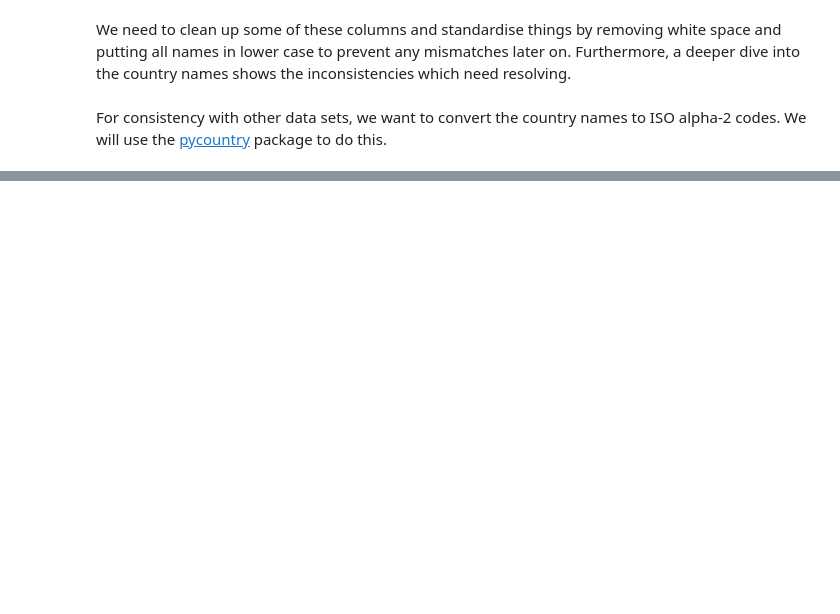
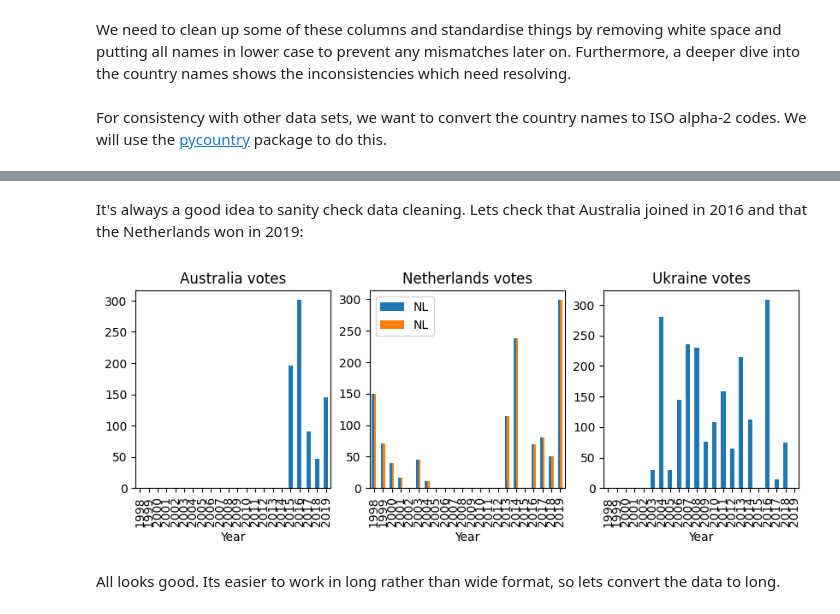
Before and after one commit to KatrionaGoldmann/Eurovision_TDS, a Jupyter notebook: eurovision/notebooks/data-wrang.ipynb, the cells around one changed output, grey strips where cells are left out. Cells and saved outputs as stored; diff of their text form; code cells hidden in the pictures; blank space fills up the shorter version.

```diff
--- a/eurovision/notebooks/data-wrang.ipynb
+++ b/eurovision/notebooks/data-wrang.ipynb
@@ -79,0 +114,18 @@ For consistency with other data sets, we want to convert the country names to IS
+# %%
+# Add 'serbia and montenegro' or 'yugoslavia' code
+country_codes_dict.update({"yugoslavia": "YU"})
+
+# We are saving the country_code as a pickle for convenience for other data curation pipelines
+# Add other country names which could realistically be included
+country_codes_dict.update({"serbia and montenegro": "YU"})
+country_codes_dict.update({"czech republic": "CZ"})
+country_codes_dict.update({'f.y.r. macedonia': 'MK'})
+country_codes_dict.update({'russia': 'RU'})
+country_codes_dict.update({'the netherlands': 'NL'})
+country_codes_dict.update({'moldova': 'MD'})
+
+# get the country codes as a list
+country_codes = list(np.unique(list(country_codes_dict.values())))
+
+# get the country codes as a list
+country_codes = list(country_codes_dict.values())
@@ -79,0 +134,5 @@ For consistency with other data sets, we want to convert the country names to IS
+# %%
+# replace the to country with the country code
+df['To country'] = df['To country'].map(country_codes_dict)
+df['From country'] = df['From country'].map(country_codes_dict)
+df.head()
@@ -79,0 +158,6 @@ For consistency with other data sets, we want to convert the country names to IS
+# %%
+df2 = df.loc[df['Year'] < 2016]
+df_to_2016 = df2.pivot(index=['Year', 'From country'], columns=['To country'],
+                       values='Points')
+df_to_2016 = df_to_2016
+df_to_2016.head()
@@ -79,0 +234,4 @@ For consistency with other data sets, we want to convert the country names to IS
+# %%
+df_from_2016.eq(0).sum(axis=1)
+df_all = df_from_2016.add(df_to_2016, fill_value=0)
+df_all.head()
@@ -79,0 +247,17 @@ For consistency with other data sets, we want to convert the country names to IS
+# %% [markdown]
+It's always a good idea to sanity check data cleaning. Lets check that Australia  joined in 2016 and that the Netherlands won in 2019:
+# %%
+fig, (ax1, ax2, ax3) = plt.subplots(1, 3, figsize=(10, 3))
+
+df_all['AU'].groupby('Year').sum().plot(kind='bar', ax=ax1)
+df_all['NL'].groupby('Year').sum().plot(kind='bar', ax=ax2)
+df_all['UA'].groupby('Year').sum().plot(kind='bar', ax=ax3)
+ax1.set_title('Australia votes')
+ax2.set_title('Netherlands votes')
+ax3.set_title('Ukraine votes')
+
+plt.show()
+# %% [output]
+[figure, added]
+# %% [markdown]
+All looks good. Its easier to work in long rather than wide format, so lets convert the data to long.
```
Also changed, not shown: parts of 22 cells of this notebook.
